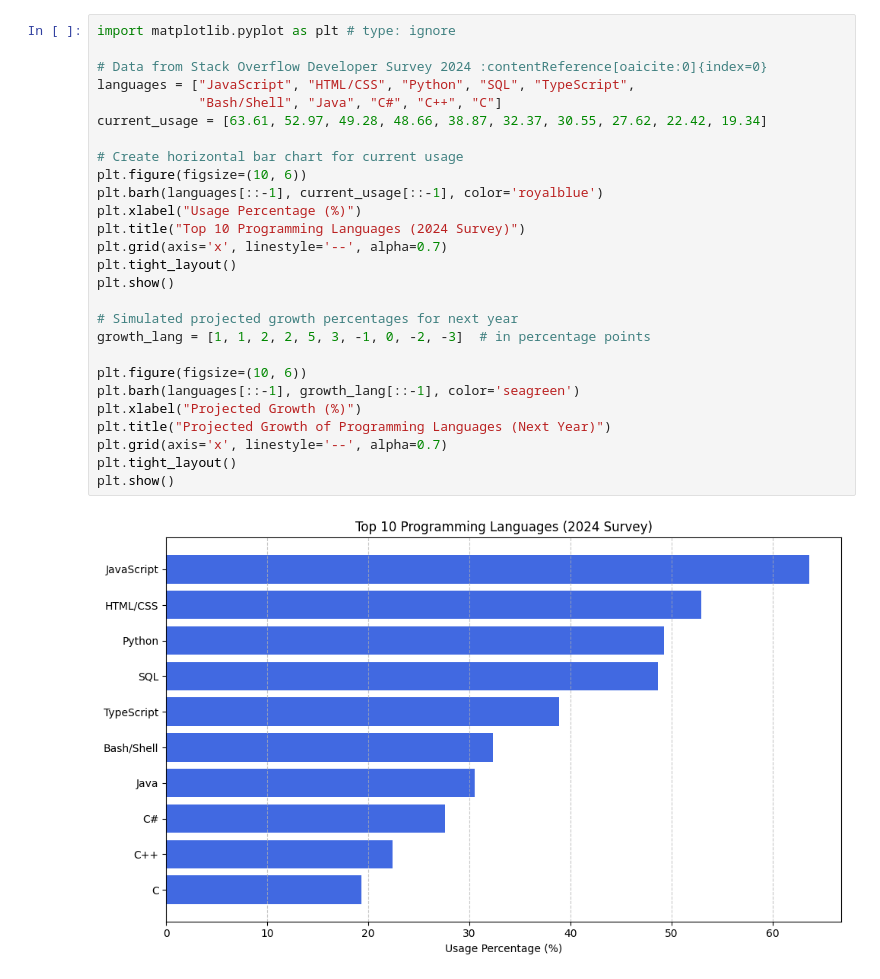
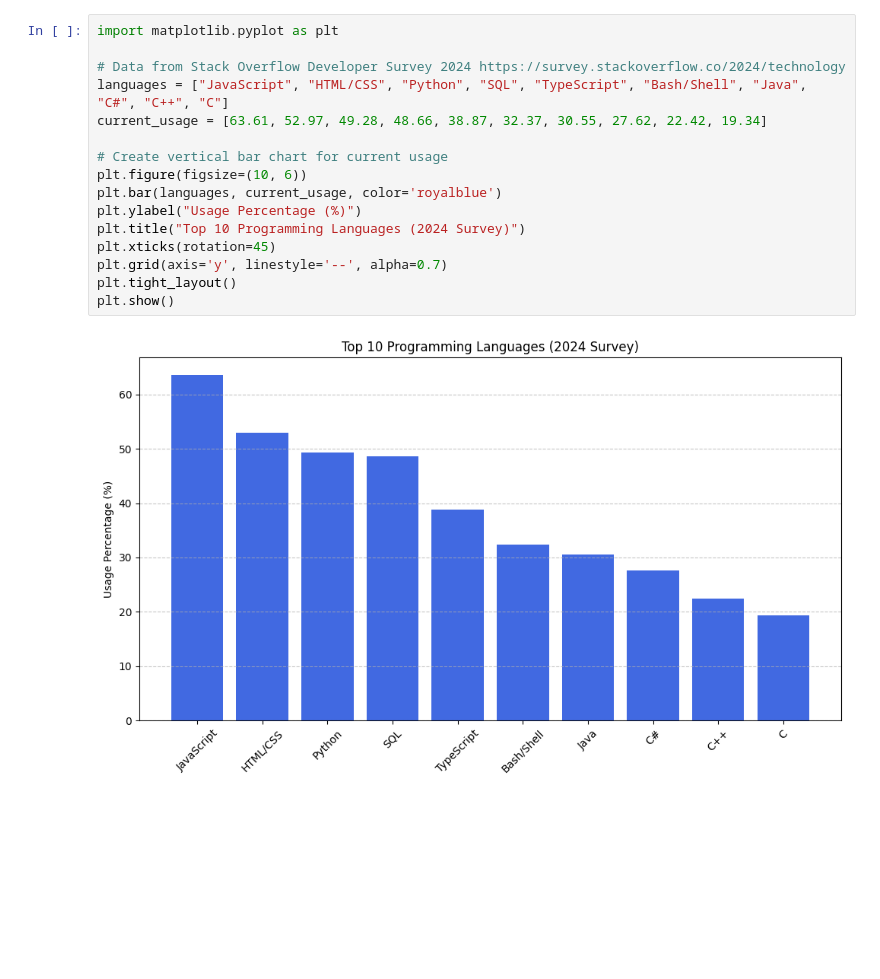
Before and after one commit to EhSlashEh/NPower-Capstone, a Jupyter notebook: Capstone.ipynb, the cells around one changed output. Cells and saved outputs as stored; diff of their text form; blank space fills up the shorter version.

```diff
--- a/Capstone.ipynb
+++ b/Capstone.ipynb
@@ -3,29 +3,18 @@ A .ipynb file
 # %%
-import matplotlib.pyplot as plt # type: ignore
+import matplotlib.pyplot as plt
 
-# Data from Stack Overflow Developer Survey 2024 :contentReference[oaicite:0]{index=0}
-languages = ["JavaScript", "HTML/CSS", "Python", "SQL", "TypeScript",
-             "Bash/Shell", "Java", "C#", "C++", "C"]
+# Data from Stack Overflow Developer Survey 2024 https://survey.stackoverflow.co/2024/technology
+languages = ["JavaScript", "HTML/CSS", "Python", "SQL", "TypeScript", "Bash/Shell", "Java", "C#", "C++", "C"]
 current_usage = [63.61, 52.97, 49.28, 48.66, 38.87, 32.37, 30.55, 27.62, 22.42, 19.34]
 
-# Create horizontal bar chart for current usage
+# Create vertical bar chart for current usage
 plt.figure(figsize=(10, 6))
-plt.barh(languages[::-1], current_usage[::-1], color='royalblue')
-plt.xlabel("Usage Percentage (%)")
+plt.bar(languages, current_usage, color='royalblue')
+plt.ylabel("Usage Percentage (%)")
 plt.title("Top 10 Programming Languages (2024 Survey)")
-plt.grid(axis='x', linestyle='--', alpha=0.7)
+plt.xticks(rotation=45)
+plt.grid(axis='y', linestyle='--', alpha=0.7)
 plt.tight_layout()
 plt.show()
-
-# Simulated projected growth percentages for next year
-growth_lang = [1, 1, 2, 2, 5, 3, -1, 0, -2, -3]  # in percentage points
-
-plt.figure(figsize=(10, 6))
-plt.barh(languages[::-1], growth_lang[::-1], color='seagreen')
-plt.xlabel("Projected Growth (%)")
-plt.title("Projected Growth of Programming Languages (Next Year)")
-plt.grid(axis='x', linestyle='--', alpha=0.7)
-plt.tight_layout()
-plt.show()
 # %% [output]
-[figure, old version]
+[figure, new version]
```
Also changed, not shown: parts of 8 cells of this notebook.
